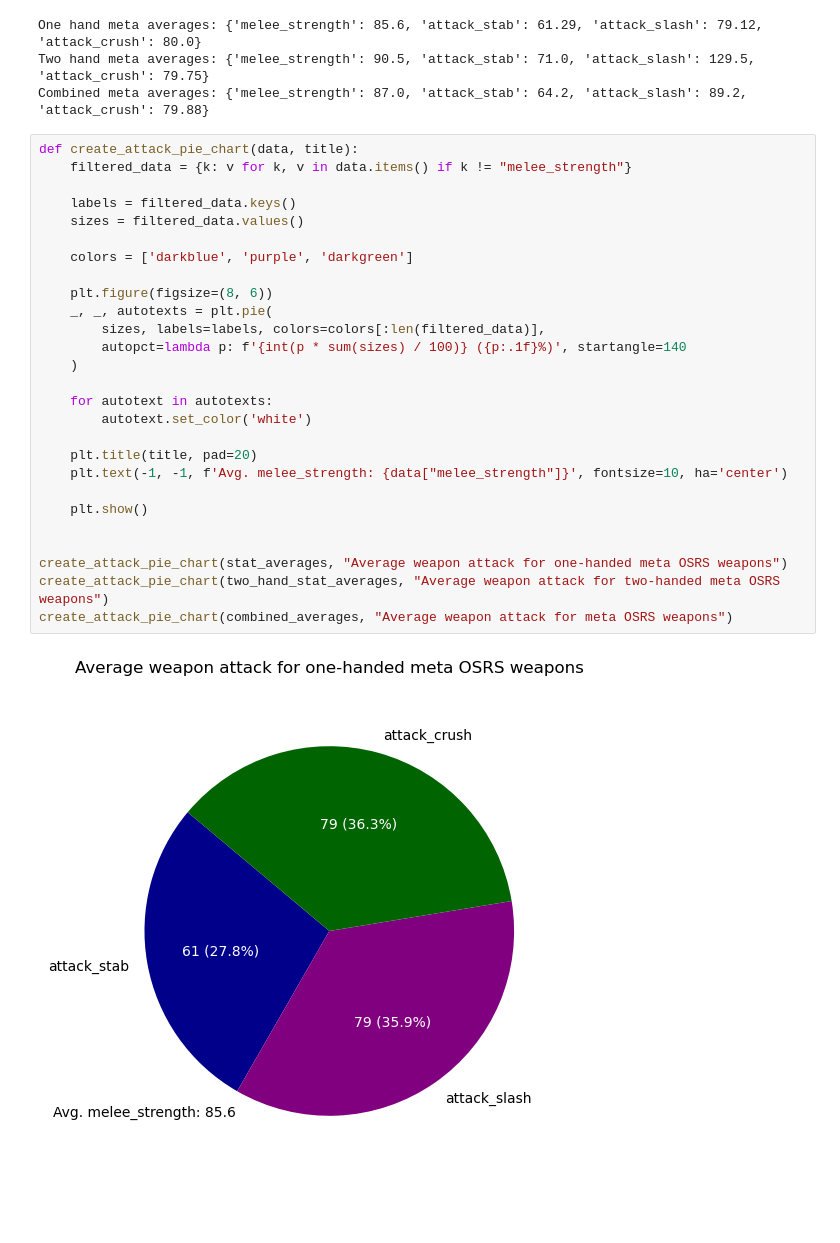
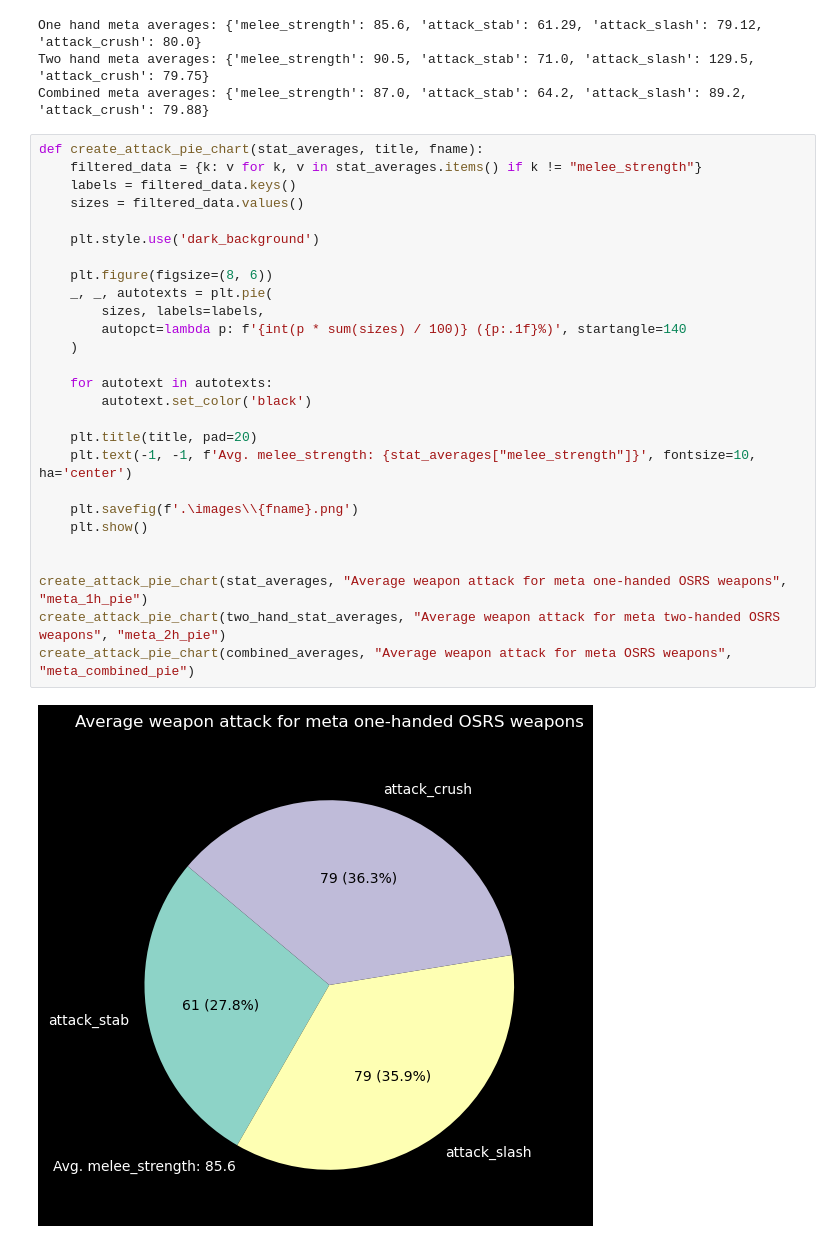
Before and after one commit to normnXT/OldSchoolRuneScapeDataVisualization, a Jupyter notebook: osrs_meta_weapon_exploration.ipynb, the cells around one changed output. Cells and saved outputs as stored; diff of their text form; blank space fills up the shorter version.

Commit message:
added save figure or plot methods

```diff
--- a/osrs_meta_weapon_exploration.ipynb
+++ b/osrs_meta_weapon_exploration.ipynb
@@ -114,31 +114,31 @@ One hand meta averages: {'melee_strength': 85.6, 'attack_stab': 61.29, 'attack_s
 Two hand meta averages: {'melee_strength': 90.5, 'attack_stab': 71.0, 'attack_slash': 129.5, 'attack_crush': 79.75}
 Combined meta averages: {'melee_strength': 87.0, 'attack_stab': 64.2, 'attack_slash': 89.2, 'attack_crush': 79.88}
 # %%
-def create_attack_pie_chart(data, title):
-    filtered_data = {k: v for k, v in data.items() if k != "melee_strength"}
-
+def create_attack_pie_chart(stat_averages, title, fname):
+    filtered_data = {k: v for k, v in stat_averages.items() if k != "melee_strength"}
     labels = filtered_data.keys()
     sizes = filtered_data.values()
 
-    colors = ['darkblue', 'purple', 'darkgreen']
+    plt.style.use('dark_background')
 
     plt.figure(figsize=(8, 6))
     _, _, autotexts = plt.pie(
-        sizes, labels=labels, colors=colors[:len(filtered_data)],
+        sizes, labels=labels,
         autopct=lambda p: f'{int(p * sum(sizes) / 100)} ({p:.1f}%)', startangle=140
     )
 
     for autotext in autotexts:
-        autotext.set_color('white')
+        autotext.set_color('black')
 
     plt.title(title, pad=20)
-    plt.text(-1, -1, f'Avg. melee_strength: {data["melee_strength"]}', fontsize=10, ha='center')
+    plt.text(-1, -1, f'Avg. melee_strength: {stat_averages["melee_strength"]}', fontsize=10, ha='center')
 
+    plt.savefig(f'.\images\\{fname}.png')
     plt.show()
 
 
-create_attack_pie_chart(stat_averages, "Average weapon attack for one-handed meta OSRS weapons")
-create_attack_pie_chart(two_hand_stat_averages, "Average weapon attack for two-handed meta OSRS weapons")
-create_attack_pie_chart(combined_averages, "Average weapon attack for meta OSRS weapons")
+create_attack_pie_chart(stat_averages, "Average weapon attack for meta one-handed OSRS weapons", "meta_1h_pie")
+create_attack_pie_chart(two_hand_stat_averages, "Average weapon attack for meta two-handed OSRS weapons", "meta_2h_pie")
+create_attack_pie_chart(combined_averages, "Average weapon attack for meta OSRS weapons", "meta_combined_pie")
 # %% [output]
-[figure, old version]
+[figure, new version]
```
Also changed, not shown: parts of 6 cells of this notebook, 19 other files.
